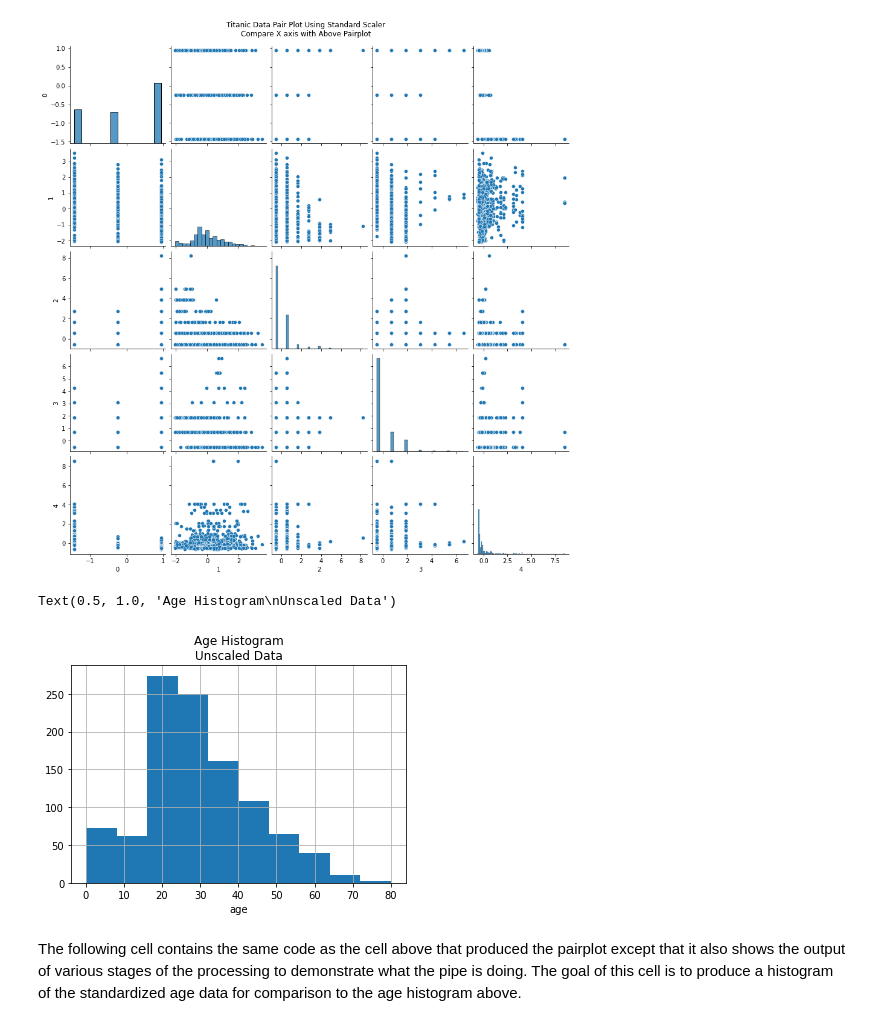
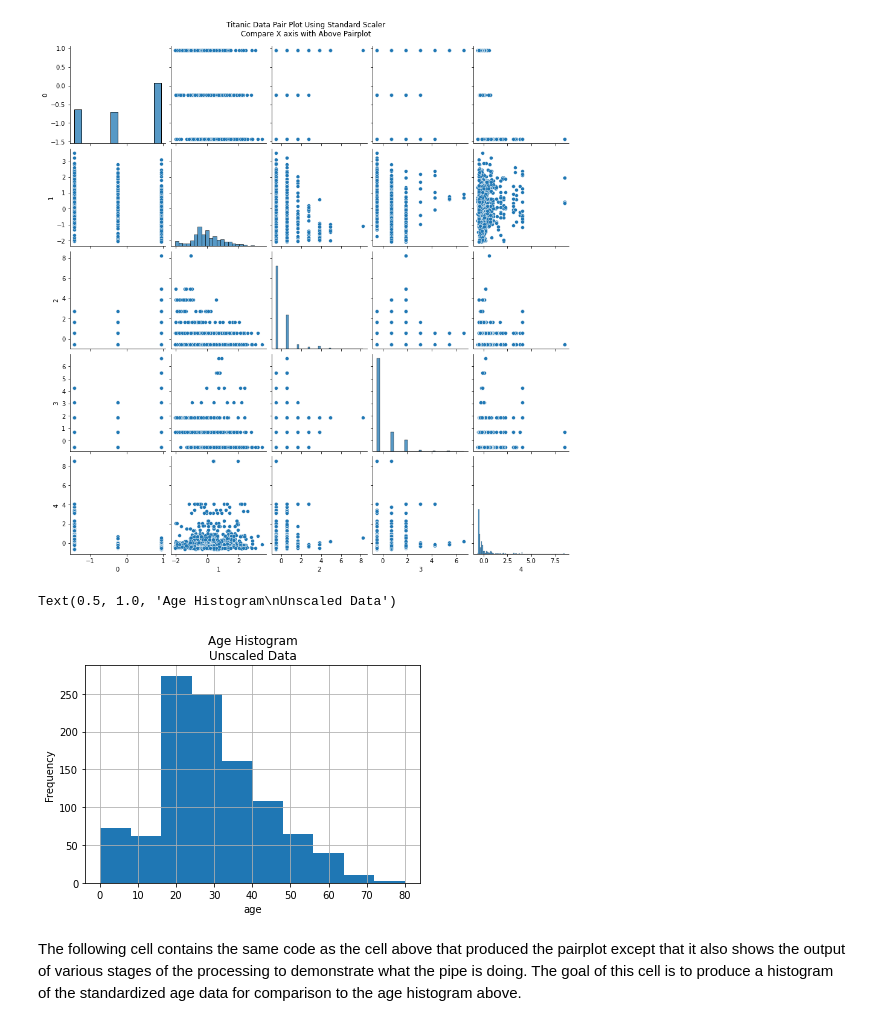
Before and after one commit to chaithrakc/syr_ads_bigdata_analytics, a Jupyter notebook: lecture06/python code/feature_engineering_titanic.ipynb, the cells around one changed output. Saved outputs shown, nothing was run; the diff lists cells and outputs as text; code cells hidden in the pictures.

```diff
--- a/lecture06/python code/feature_engineering_titanic.ipynb
+++ b/lecture06/python code/feature_engineering_titanic.ipynb
@@ -380,10 +368,11 @@ Text(0.5, 1.03, 'Titanic Data Pair Plot Using Standard Scaler\nCompare X axis wi
 # %%
 ax = new_titanic_df.toPandas().age.hist()
 ax.set_xlabel('age')
+ax.set_ylabel('Frequency')
 ax.set_title("Age Histogram\nUnscaled Data")
 # %% [output]
 Text(0.5, 1.0, 'Age Histogram\nUnscaled Data')
-[figure, old version]
+[figure, new version]
 # %% [markdown]
 The following cell contains the same code as the cell above that produced the pairplot except that it also shows the output of various stages of the processing to demonstrate what the pipe is doing.  The goal of this cell is to produce a histogram of the standardized age data for comparison to the age histogram above.
 # %%
```
Also changed, not shown: parts of 18 cells of this notebook, 2 other files.
